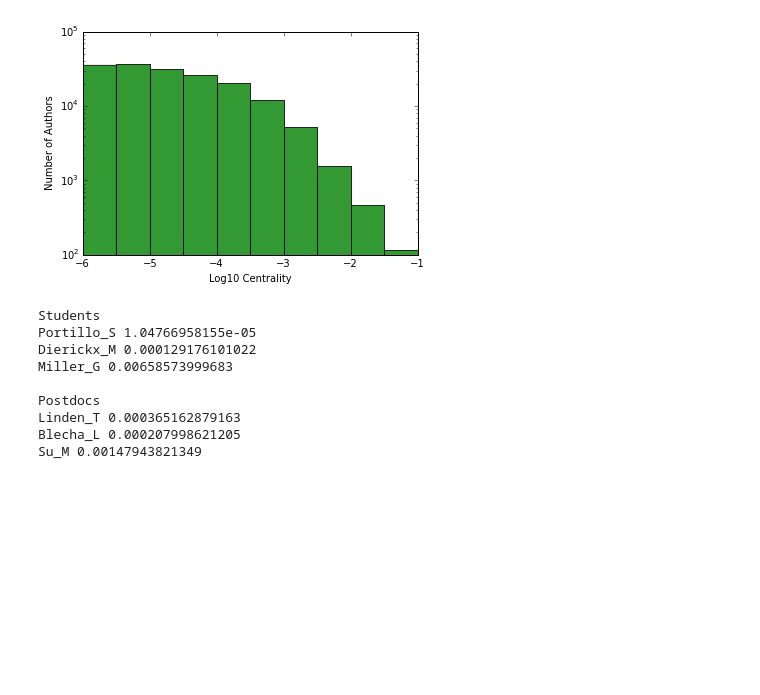
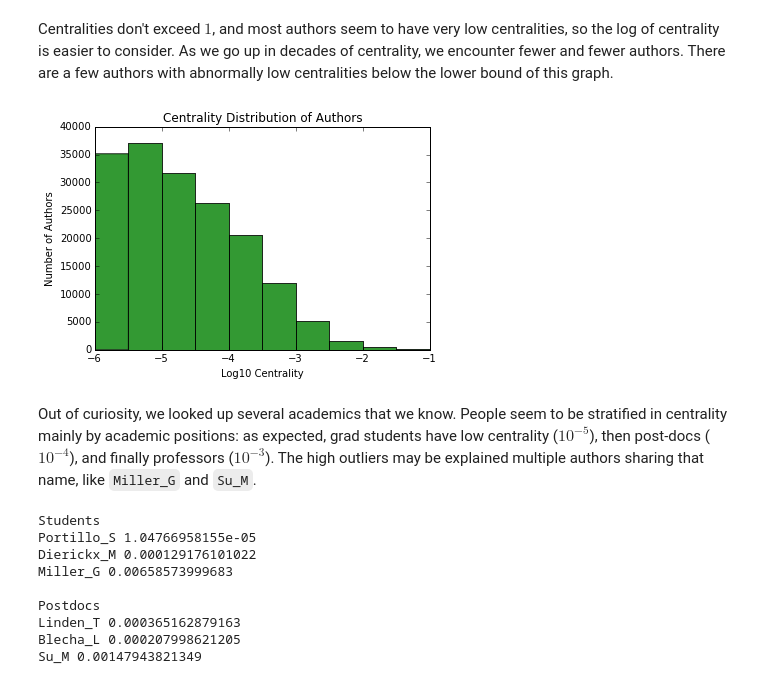
Before and after one commit to ahuja0007/team_citation, a Jupyter notebook: Centralityexplore.ipynb, the cells around one changed output. Saved outputs shown, nothing was run; the diff lists cells and outputs as text; code cells hidden in the pictures; blank space fills up the shorter version.

```diff
--- a/Centralityexplore.ipynb
+++ b/Centralityexplore.ipynb
@@ -12,10 +63,15 @@ centrality = pickle.load(open('inspire_centrality/inspirecentrality'))
+# %% [markdown]
+Centralities don't exceed $1$, and most authors seem to have very low centralities, so the log of centrality is easier to consider. As we go up in decades of centrality, we encounter fewer and fewer authors. There are a few authors with abnormally low centralities below the lower bound of this graph.
 # %%
-plt.hist(np.log10(centrality.values()), log=True, range=(-6,-1), color='g', alpha=0.8)
+plt.hist(np.log10(centrality.values()), range=(-6,-1), color='g', alpha=0.8)
 plt.xlabel('Log10 Centrality')
 plt.ylabel('Number of Authors')
+plt.title('Centrality Distribution of Authors')
 plt.show()
 # %% [output]
-[figure, old version]
+[figure, new version]
+# %% [markdown]
+Out of curiosity, we looked up several academics that we know. People seem to be stratified in centrality mainly by academic positions: as expected, grad students have low centrality ($10^{-5}$), then post-docs ($10^{-4}$), and finally professors ($10^{-3}$). The high outliers may be explained multiple authors sharing that name, like `Miller_G` and `Su_M`.
 # %%
 print "Students"
 students = ['Portillo_S', 'Dierickx_M', 'Miller_G']
```
Also changed, not shown: parts of 28 cells of this notebook.
